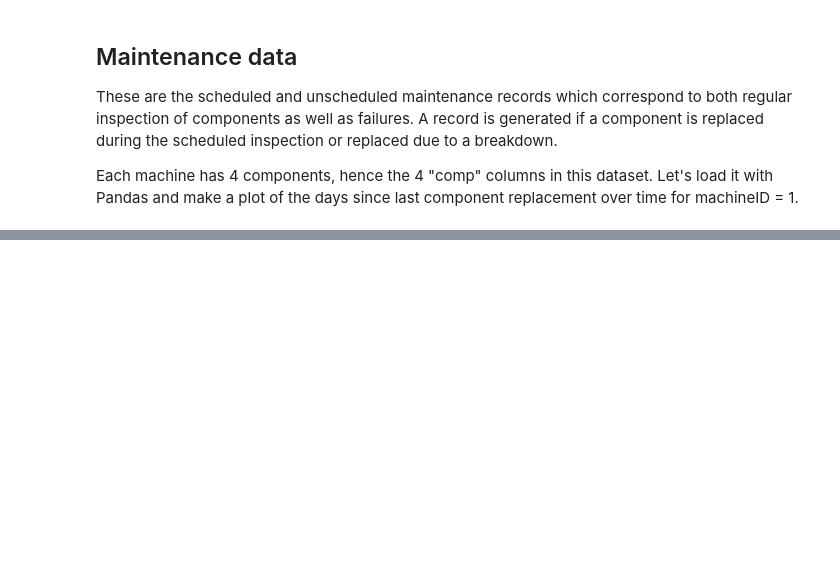
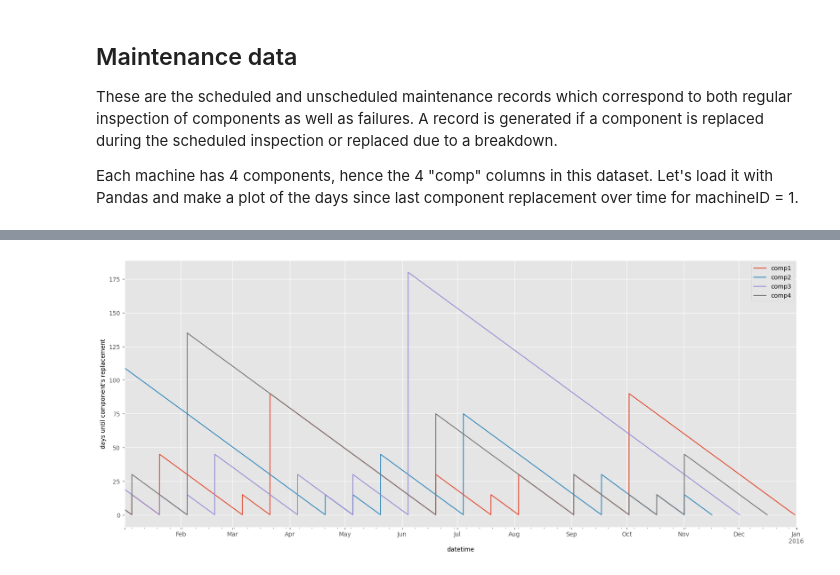
Before and after one commit to gpanagioto/-mbml-predictive-maintenance, a Jupyter notebook: milestone.ipynb, the cells around one changed output, grey strips where cells are left out. Drawn from its saved outputs; the diff is of its cells as text; code cells hidden in the pictures; blank space fills up the shorter version.

```diff
--- a/milestone.ipynb
+++ b/milestone.ipynb
@@ -64,7 +69,7 @@ plt.tight_layout()
    Each machine has 4 components, hence the 4 "comp" columns in this dataset. Let's load it with Pandas and make a plot of the days since last component replacement over time for machineID = 1.
 # %%
 # load data from csv
-comp_rep = pd.read_csv('IBA/comp_rep.csv')
+comp_rep = pd.read_csv('data/comp_rep.csv')
 
 # format datetime field which comes in as string
 comp_rep['datetime'] = pd.to_datetime(comp_rep['datetime'], format="%Y-%m-%d %H:%M:%S")
@@ -87,3 +99,3 @@ NameError: name 'comp_rep' is not defined
 # %%
-df = comp_rep[(comp_rep['machineID']==1)][['datetime','comp1','comp2','comp3','comp4']]
+comp_rep_rev = comp_rep[(comp_rep['machineID']==1)][['datetime','comp1','comp2','comp3','comp4']]
 # %%
@@ -91,3 +125,9 @@ df.head()
 # %%
 for comp in ['comp1','comp2','comp3','comp4']:
-    df[comp] = df.apply(lambda row: row['datetime'] if row[comp]==0 else np.nan, axis=1)
+    comp_rep_rev[comp] = comp_rep_rev.apply(lambda row: row['datetime'] if row[comp]==0 else np.nan, axis=1)
+    comp_rep_rev[comp].fillna(method='backfill', inplace=True)
+#print(comp_rep_rev[comp_rep_rev['comp1'].isna()==False].index,comp_rep_rev[comp_rep_rev['comp2'].isna()==False].index,comp_rep_rev[comp_rep_rev['comp3'].isna()==False].index,comp_rep_rev[comp_rep_rev['comp4'].isna()==False].index)
+#comp_rep_rev.dropna(inplace=True)
+#for comp in ['comp1','comp2','comp3','comp4']:
+    comp_rep_rev[comp] = comp_rep_rev[comp] - comp_rep_rev['datetime']
+    comp_rep_rev[comp] = comp_rep_rev[comp].apply(lambda row: row.total_seconds()/86400)
@@ -113,5 +143,7 @@ df
 # %%
 # visualize days since last component replacement
-df.plot(x='datetime', y=['comp1','comp2','comp3','comp4'], figsize=(20,8))
+comp_rep_rev.plot(x='datetime', y=['comp1','comp2','comp3','comp4'], figsize=(20,8))
 plt.ylabel("days until component's replacement")
 plt.show()
+# %% [output]
+[figure, added]
```
Also changed, not shown: parts of 32 cells of this notebook.
